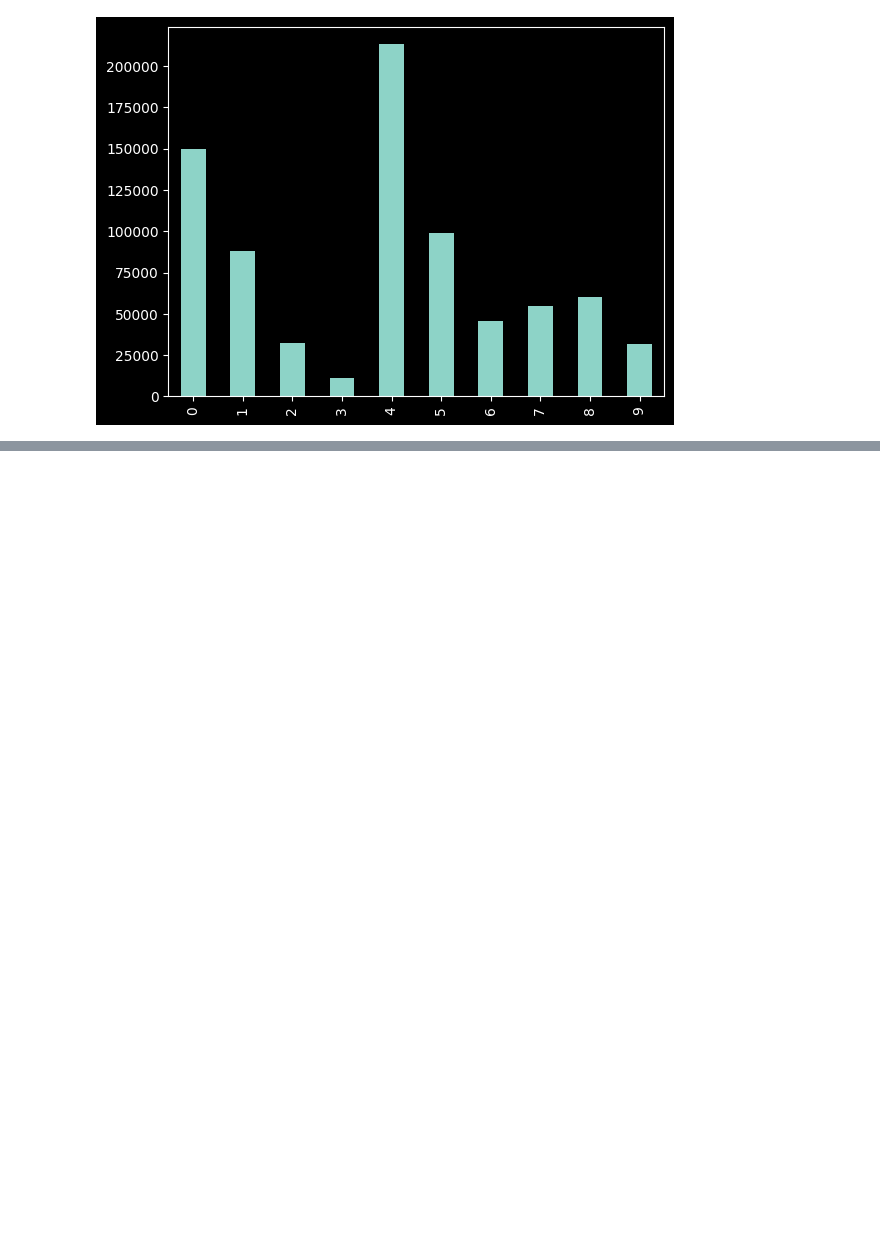
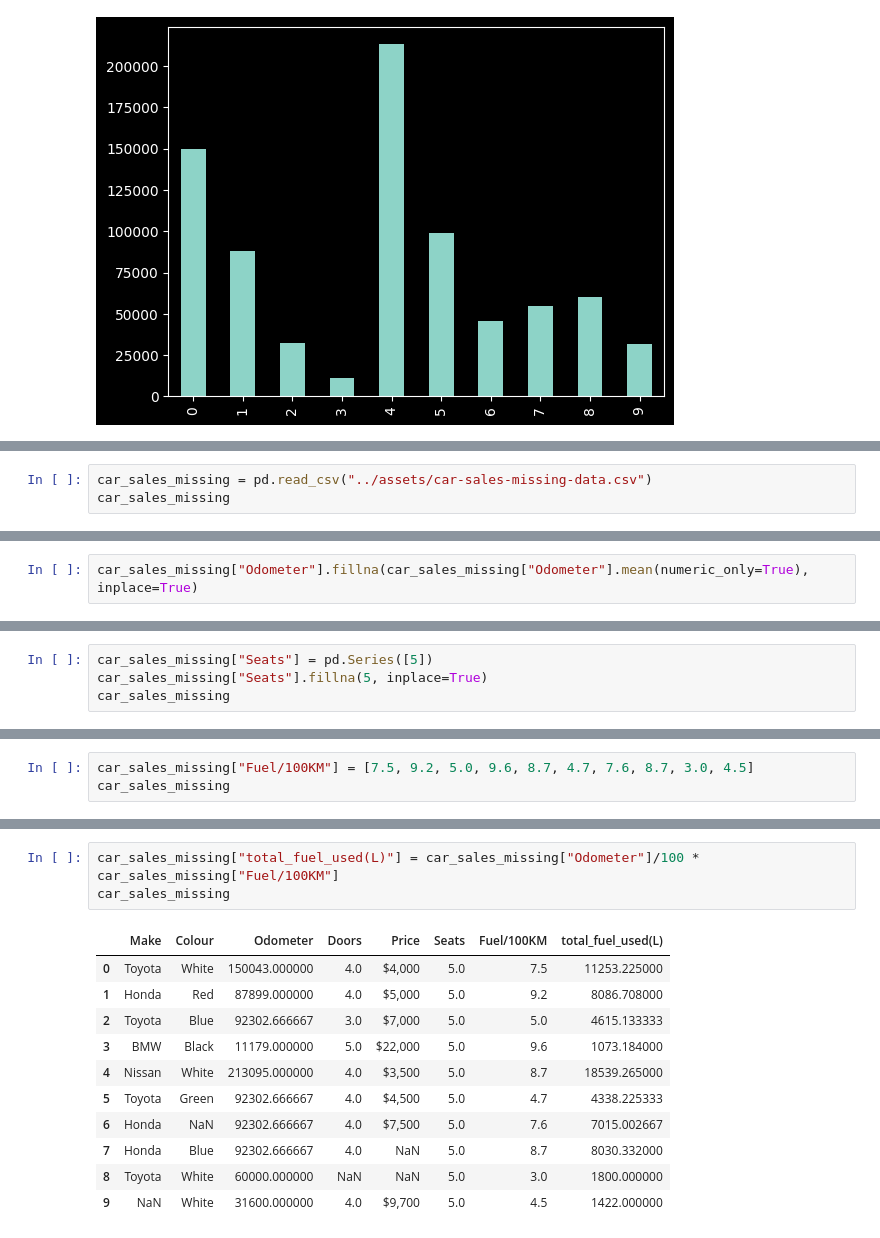
Before and after one commit to push-on/Notebook-Project, a Jupyter notebook: src/pandas-intro.ipynb, the cells around one changed output, grey strips where cells are left out. Saved outputs shown, nothing was run; the diff lists cells and outputs as text; blank space fills up the shorter version.

```diff
--- a/src/pandas-intro.ipynb
+++ b/src/pandas-intro.ipynb
@@ -322,0 +331,3 @@ car_sales["Odometer (KM)"].hist()
+# %%
+car_sales_missing = pd.read_csv("../assets/car-sales-missing-data.csv")
+car_sales_missing
@@ -322,0 +350,2 @@ car_sales["Odometer (KM)"].hist()
+# %%
+car_sales_missing["Odometer"].fillna(car_sales_missing["Odometer"].mean(numeric_only=True), inplace=True)
@@ -322,0 +376,4 @@ car_sales["Odometer (KM)"].hist()
+# %%
+car_sales_missing["Seats"] = pd.Series([5])
+car_sales_missing["Seats"].fillna(5, inplace=True)
+car_sales_missing
@@ -322,0 +392,3 @@ car_sales["Odometer (KM)"].hist()
+# %%
+car_sales_missing["Fuel/100KM"] = [7.5, 9.2, 5.0, 9.6, 8.7, 4.7, 7.6, 8.7, 3.0, 4.5]
+car_sales_missing
@@ -322,0 +407,15 @@ car_sales["Odometer (KM)"].hist()
+# %%
+car_sales_missing["total_fuel_used(L)"] = car_sales_missing["Odometer"]/100 * car_sales_missing["Fuel/100KM"]
+car_sales_missing
+# %% [output]
+|  | Make | Colour | Odometer | Doors | Price | Seats | Fuel/100KM | total_fuel_used(L) |
+| 0 | Toyota | White | 150043.000000 | 4.0 | $4,000 | 5.0 | 7.5 | 11253.225000 |
+| 1 | Honda | Red | 87899.000000 | 4.0 | $5,000 | 5.0 | 9.2 | 8086.708000 |
+| 2 | Toyota | Blue | 92302.666667 | 3.0 | $7,000 | 5.0 | 5.0 | 4615.133333 |
+| 3 | BMW | Black | 11179.000000 | 5.0 | $22,000 | 5.0 | 9.6 | 1073.184000 |
+| 4 | Nissan | White | 213095.000000 | 4.0 | $3,500 | 5.0 | 8.7 | 18539.265000 |
+| 5 | Toyota | Green | 92302.666667 | 4.0 | $4,500 | 5.0 | 4.7 | 4338.225333 |
+| 6 | Honda | NaN | 92302.666667 | 4.0 | $7,500 | 5.0 | 7.6 | 7015.002667 |
+| 7 | Honda | Blue | 92302.666667 | 4.0 | NaN | 5.0 | 8.7 | 8030.332000 |
+| 8 | Toyota | White | 60000.000000 | NaN | NaN | 5.0 | 3.0 | 1800.000000 |
+| 9 | NaN | White | 31600.000000 | 4.0 | $9,700 | 5.0 | 4.5 | 1422.000000 |
```
Also changed, not shown: parts of 20 cells of this notebook, 1 other file.
